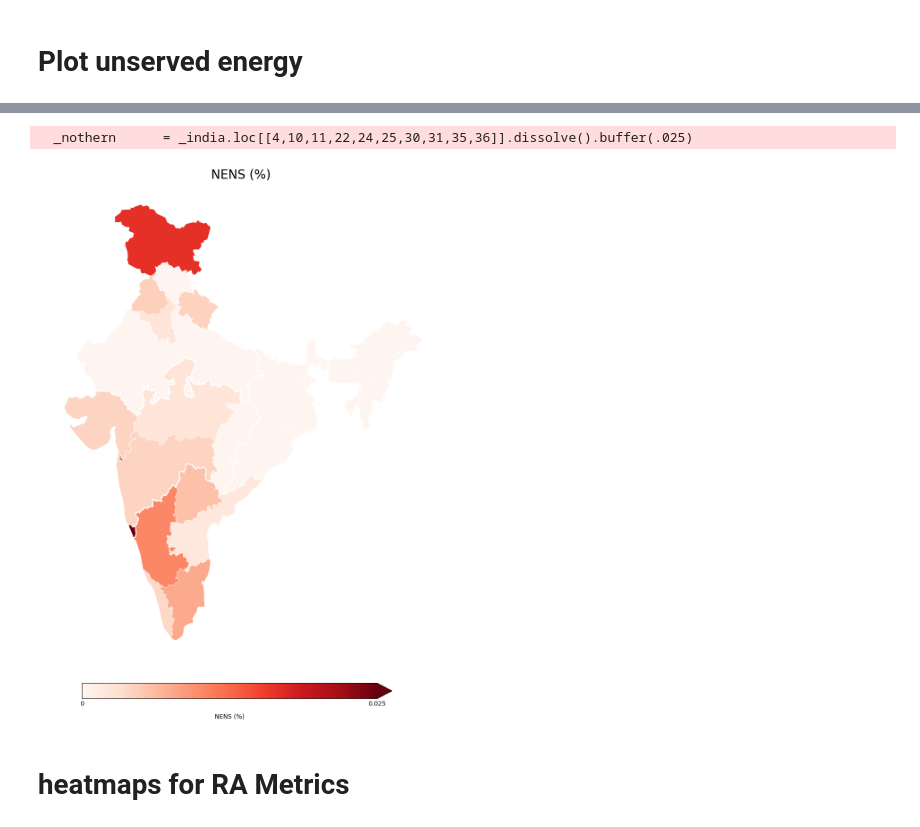
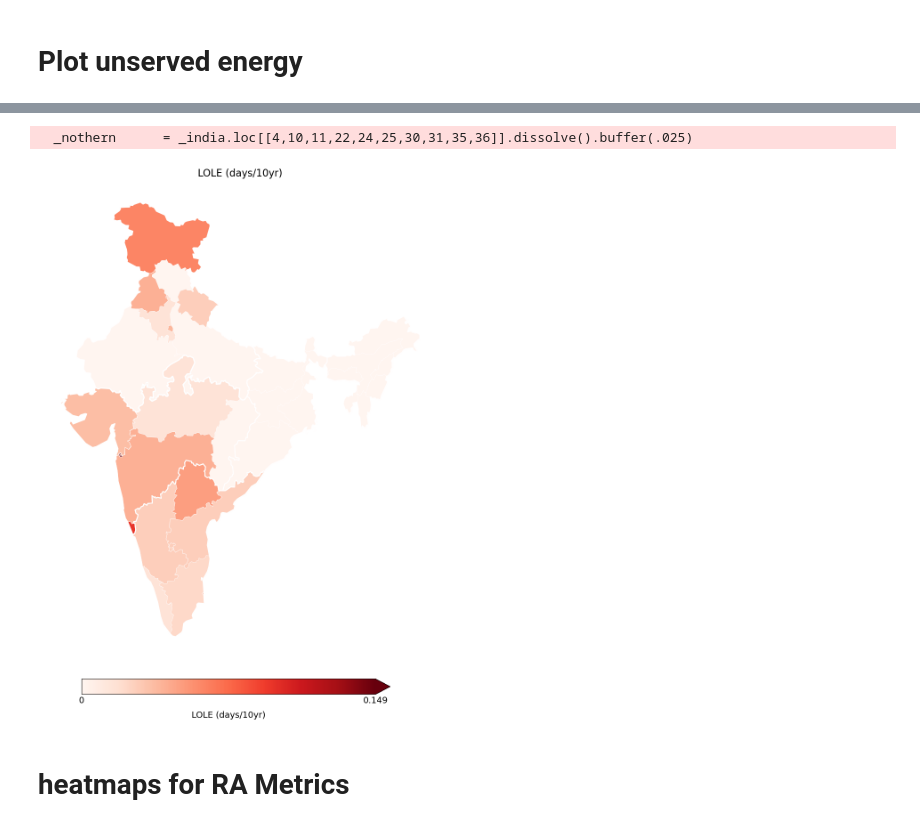
Before and after one commit to cetlab-ucsb/gridpath_india_viz, a Jupyter notebook: software/ra_metrics_stats.ipynb, the cells around one changed output, grey strips where cells are left out. Cells and saved outputs as stored; diff of their text form; code cells hidden in the pictures.

```diff
--- a/software/ra_metrics_stats.ipynb
+++ b/software/ra_metrics_stats.ipynb
@@ -402,6 +410,6 @@ plt.show()
 # %%
 
-path_to_data = '/home/abhis/india_power/gridpath_india_viz/data/'
+
 
 _india  = gpd.read_file(path_to_data + r"map/india/india-polygon.shp").to_crs("epsg:4326")
 _india['geometry'] = _india['geometry'].apply(lambda geom: make_valid(geom) if geom else None)
@@ -423,7 +431,7 @@ _india = _india.drop([0,36]).reset_index(drop=True)
 _india = pd.merge(_india, metrics_df, on='load_zone')
 
 # Plot
-metric = 'NENS (%)'
+metric = 'LOLE (days/yr)'
 _cmap  = plt.get_cmap('Reds')
 _norm  = plt.Normalize(vmin=0, vmax=np.sqrt(_india[metric].max()))
 
@@ -431,37 +439,40 @@ fig, ax = plt.subplots(figsize=(14,15))
 
 
 for region in (_nothern, _northeastern, _western, _southern, _eastern):
     region.plot(ax=ax, zorder=9, color='None', lw=1.5, edgecolor='white')
 
 for zone in _india['load_zone']:
     val = np.sqrt(_india.loc[_india['load_zone']==zone, metric].item())
     _india.loc[_india['load_zone']==zone].plot(
         ax=ax, zorder=8,
         color=_cmap(_norm(val)),
         lw=0.5, edgecolor='white'
     )
 
 sm = cm.ScalarMappable(cmap=_cmap, norm=_norm)
 sm.set_array([])
 
 cbar = fig.colorbar(sm, ax=ax,
                     orientation='horizontal',
                     fraction=0.03, pad=0.04,
                     extend='max')
 cbar.set_ticks([_norm.vmin, _norm.vmax])
-cbar.set_ticklabels(['0',f'{_india[metric].max():.3f}'])
+cbar.set_ticklabels(['0',f'{_india[metric].max()*10:.3f}'],fontsize=14) # uncomment for LOLE
+# cbar.set_ticklabels(['0',f'{_india[metric].max():.3f}'],fontsize=14)
 cbar.ax.xaxis.set_tick_params(length=0)
-cbar.set_label(metric, rotation=0, labelpad=10)
+# cbar.set_label(metric, rotation=0, labelpad=10,fontsize=14)
+cbar.set_label('LOLE (days/10yr)', rotation=0, labelpad=10,fontsize=14) # uncomment for LOLE
 
-ax.set_title(metric, fontsize=20)
+# ax.set_title(metric, fontsize=20)
+ax.set_title('LOLE (days/10yr)', fontsize=16) # uncomment for LOLE
 ax.set_xticks([]); ax.set_yticks([])
 for spine in ax.spines.values():
     spine.set_visible(False)
 
 plt.show()
 # %% [output]
   _nothern      = _india.loc[[4,10,11,22,24,25,30,31,35,36]].dissolve().buffer(.025)
-[figure, old version]
+[figure, new version]
 # %% [markdown]
 # heatmaps for RA Metrics
 # %%
```
Also changed, not shown: parts of 2 cells of this notebook, 1 other file.
